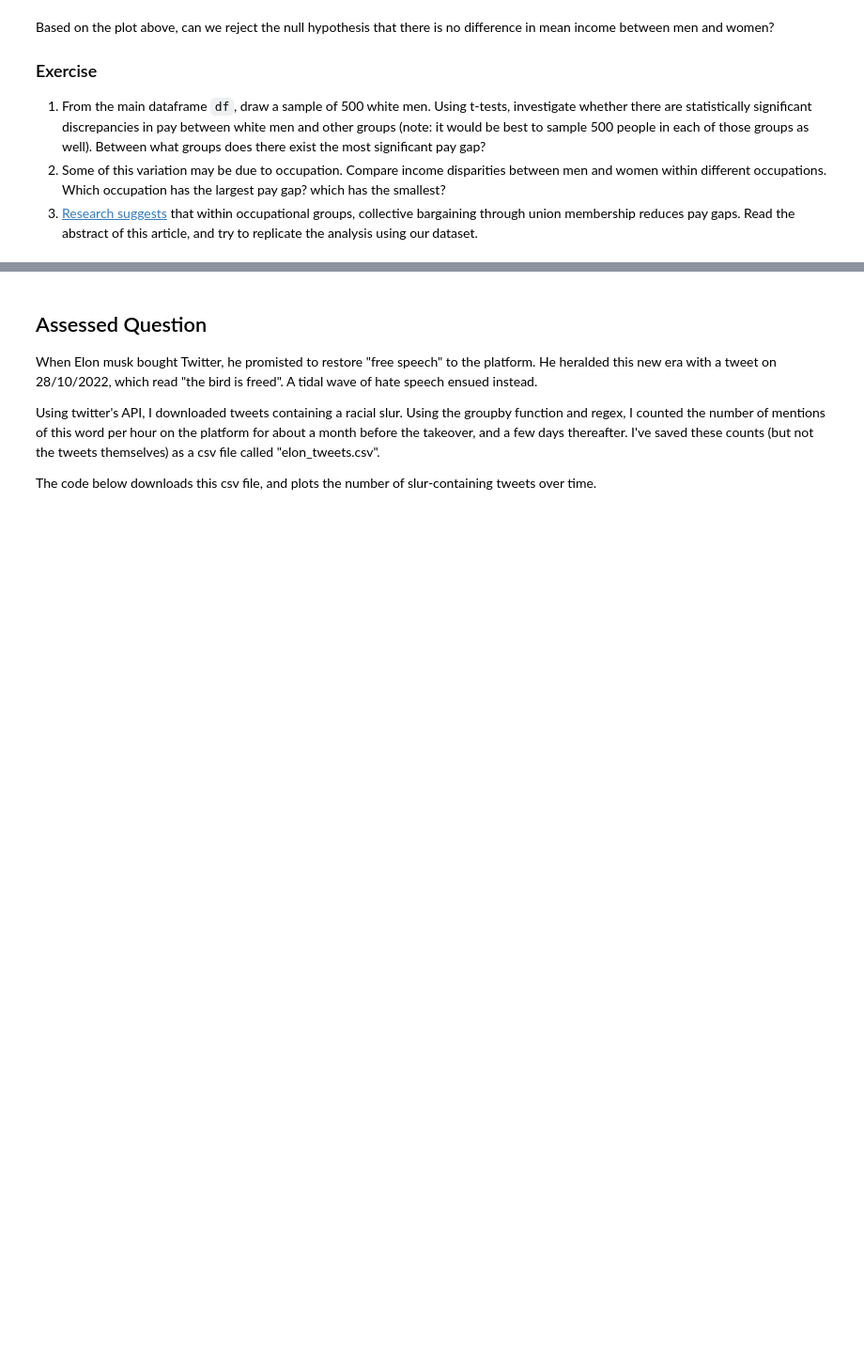
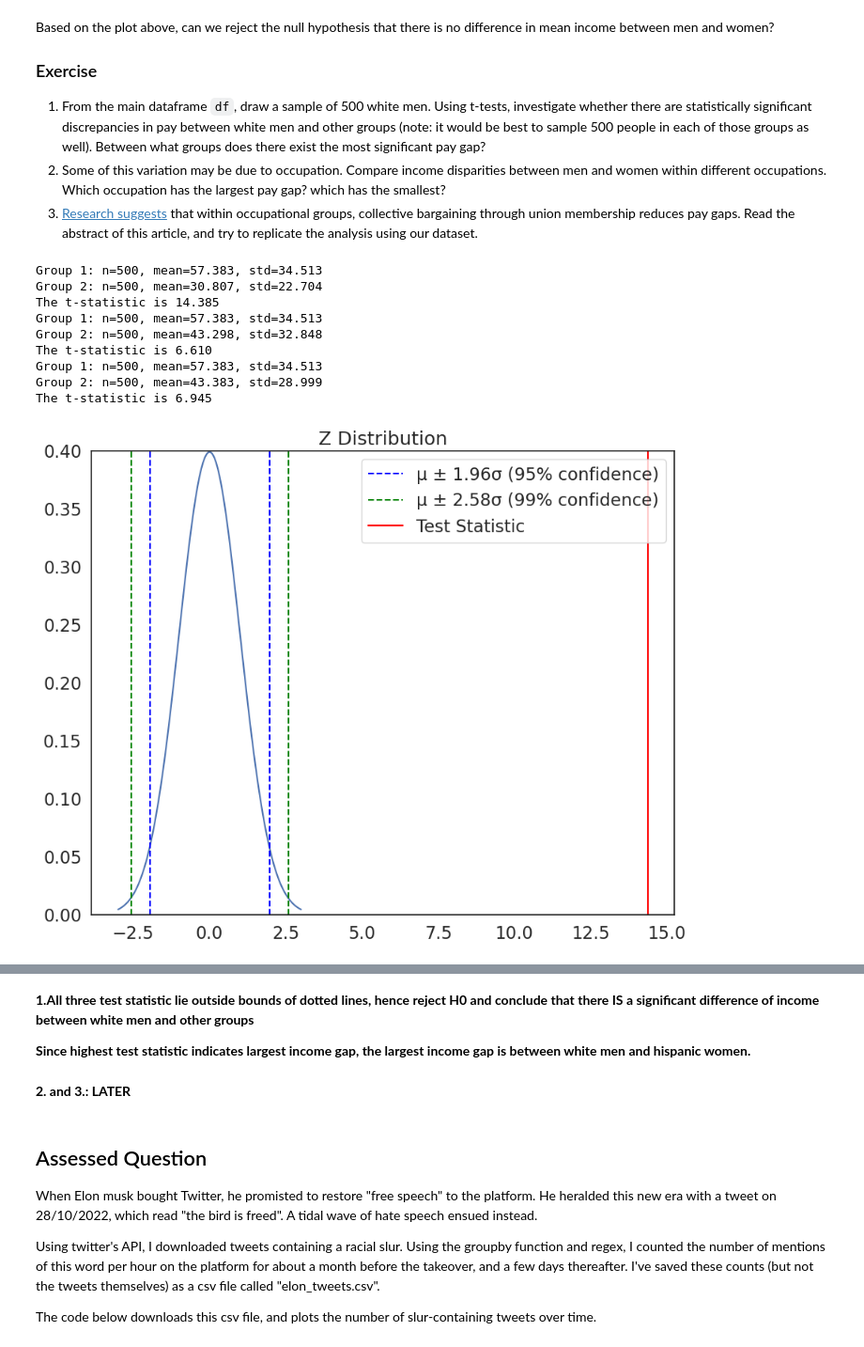
Before and after one commit to LPAT9999/QM, a Jupyter notebook: notebooks/W06. Hypothesis Testing.ipynb, the cells around one changed output, grey strips where cells are left out. Shown at 94% size. Cells and saved outputs as stored; diff of their text form; code cells hidden in the pictures; blank space fills up the shorter version.

```diff
--- a/notebooks/W06. Hypothesis Testing.ipynb
+++ b/notebooks/W06. Hypothesis Testing.ipynb
@@ -282,3 +282,63 @@ Based on the plot above, can we reject the null hypothesis that there is no diff
 1. From the main dataframe `df`, draw a sample of 500 white men. Using t-tests, investigate whether there are statistically significant discrepancies in pay between white men and other groups (note: it would be best to sample 500 people in each of those groups as well). Between what groups does there exist the most significant pay gap?
 2. Some of this variation may be due to occupation. Compare income disparities between men and women within different occupations. Which occupation has the largest pay gap? which has the smallest?
 3. [Research suggests](https://journals.sagepub.com/doi/abs/10.1177/0730888401028004005) that within occupational groups, collective bargaining through union membership reduces pay gaps. Read the abstract of this article, and try to replicate the analysis using our dataset.
+# %%
+# white men
+men=df[df['sex']==1]
+wm=men[men['race']==1]
+sample1=wm.sample(n=500)
+
+# hispanic women
+women=df[df['sex']==2]
+hw=women[women['race']==3]
+sample2=hw.sample(n=500)
+
+# other women
+ow=women[women['race']==4]
+sample3=ow.sample(n=500)
+
+# black men
+bm=men[men['race']==2]
+sample4=bm.sample(n=500)
+# %%
+def manual_ttest(group1, group2, plot=False): # define a function called "manual_ttest" that takes two groups and a boolean value for whether or not to plot the results as arguments
+
+    desc1, desc2=group1.describe(), group2.describe() # get descriptive statistics for both samples
+
+    n1,std1,mean1 = desc1['count'], desc1['std'] ,desc1['mean'] # get the sample size, standard deviation, and mean of the first sample
+    n2,std2,mean2 = desc2['count'], desc2['std'] ,desc2['mean'] # get the sample size, standard deviation, and mean of the second sample
+
+    # calculate standard errors
+    se1, se2 = std1**2/n1, std2**2/n2 # '**2' is the same as squaring the number
+
+    # standard error on the difference between the samples
+    sed = np.sqrt(se1 + se2)
+
+    # calculate the t statistic
+    t_stat = (mean1 - mean2) / sed
+
+    # print the results
+    print("Group 1: n=%.0f, mean=%.3f, std=%.3f" % (n1,mean1,std1))
+    print("Group 2: n=%.0f, mean=%.3f, std=%.3f" % (n2,mean2,std2))
+    print('The t-statistic is %.3f' % t_stat) # print the t-statistic
+
+    return t_stat # return the t-statistic
+
+t_1 = manual_ttest(sample1['income'],sample2['income']) # run the t-test function and store the t-statistic in a variable called "t"
+t_2 = manual_ttest(sample1['income'],sample3['income']) # run the t-test function and store the t-statistic in a variable called "t"
+t_3 = manual_ttest(sample1['income'],sample4['income']) # run the t-test function and store the t-statistic in a variable called "t"
+
+plot_z(t_1)
+plot_z(t_2)
+plot_z(t_3)
+# %% [output]
+Group 1: n=500, mean=57.383, std=34.513
+Group 2: n=500, mean=30.807, std=22.704
+The t-statistic is 14.385
+Group 1: n=500, mean=57.383, std=34.513
+Group 2: n=500, mean=43.298, std=32.848
+The t-statistic is 6.610
+Group 1: n=500, mean=57.383, std=34.513
+Group 2: n=500, mean=43.383, std=28.999
+The t-statistic is 6.945
+[figure, added]
@@ -285,3 +347,9 @@ Based on the plot above, can we reject the null hypothesis that there is no diff
+# %% [markdown]
+**1.All three test statistic lie outside bounds of dotted lines, hence reject H0 and conclude that there IS a significant difference of income between white men and other groups**
+
+**Since highest test statistic indicates largest income gap, the largest income gap is between white men and hispanic women.**
+# %% [markdown]
+**2. and 3.: LATER**
 # %% [markdown]
 ## Assessed Question
 
```
Also changed, not shown: parts of 13 cells of this notebook.
